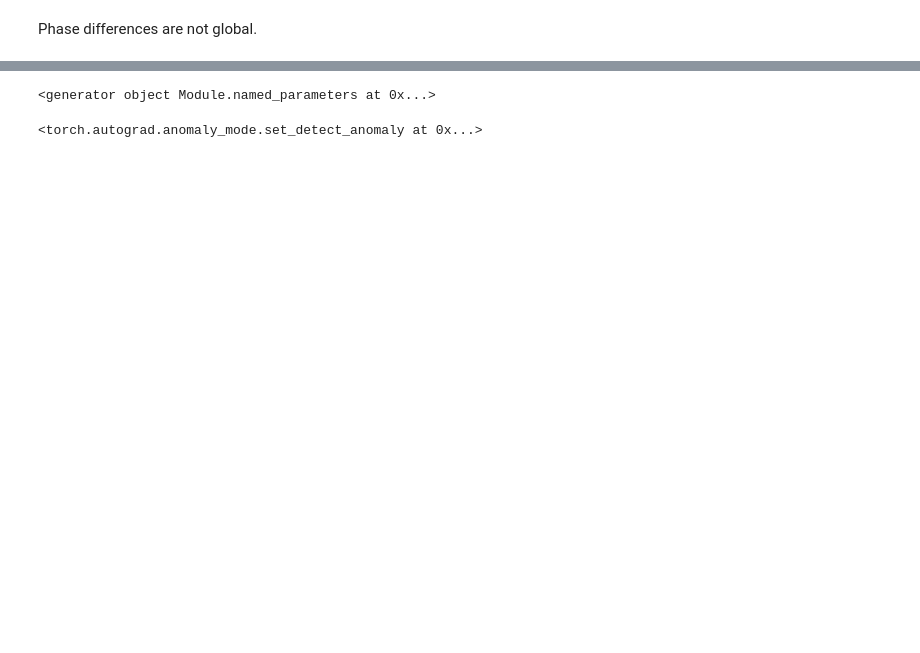
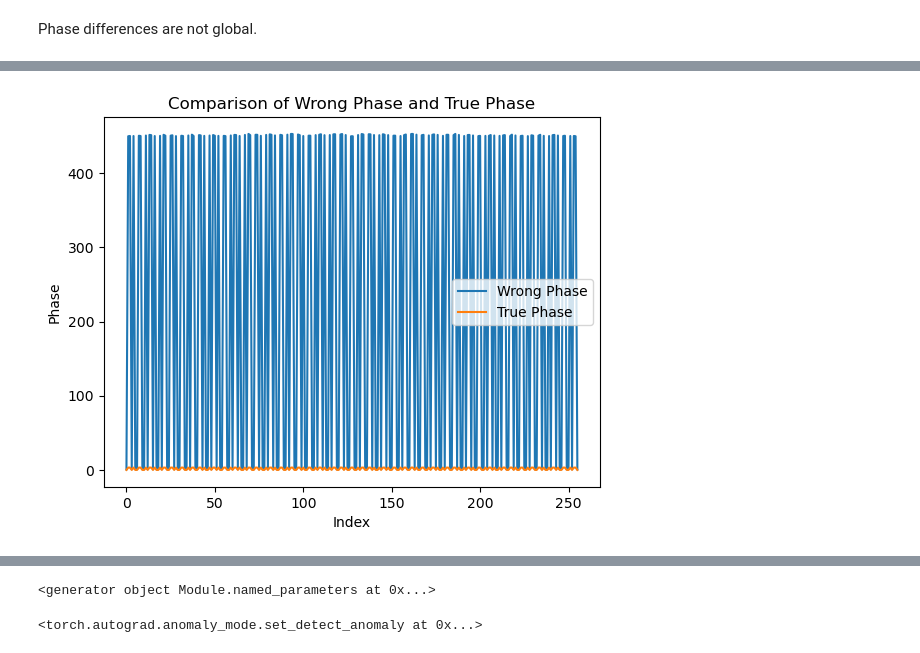
Before and after one commit to spagdoon0411/transformer_quantum_state, a Jupyter notebook: optimization_tests.ipynb, the cells around one changed output, grey strips where cells are left out. Drawn from its saved outputs; the diff is of its cells as text; code cells hidden in the pictures; blank space fills up the shorter version.

```diff
--- a/optimization_tests.ipynb
+++ b/optimization_tests.ipynb
@@ -296,0 +296,3 @@ Phase differences are not global.
+# %%
+wrong_phase = torch.exp(log_phase)
+print(wrong_phase)
@@ -296,0 +317,17 @@ Phase differences are not global.
+# %%
+import matplotlib.pyplot as plt
+
+plot_wrong = wrong_phase.cpu().detach().numpy()
+plot_true = phase_true.cpu().detach().numpy()
+
+x = range(len(wrong_phase))
+plt.plot(x, plot_wrong, label="Wrong Phase")
+plt.plot(x, plot_true, label="True Phase")
+
+plt.xlabel("Index")
+plt.ylabel("Phase")
+plt.title("Comparison of Wrong Phase and True Phase")
+plt.legend()
+plt.show()
+# %% [output]
+[figure, added]
```
Also changed, not shown: parts of 32 cells of this notebook, 2 other files.
